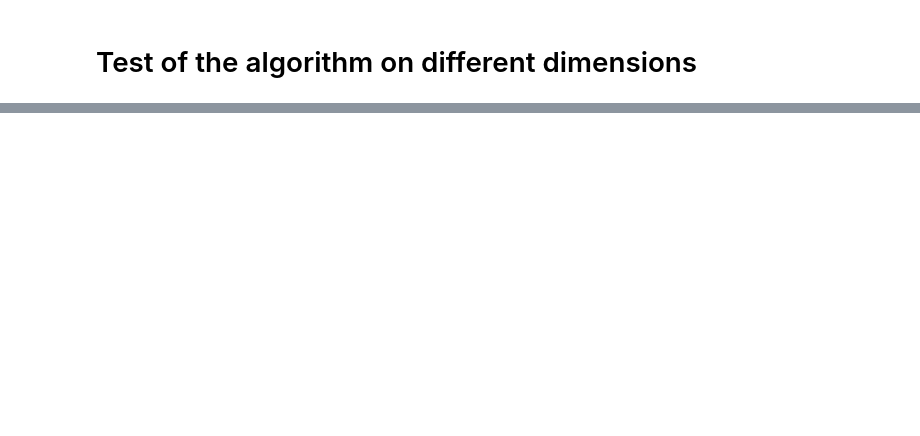
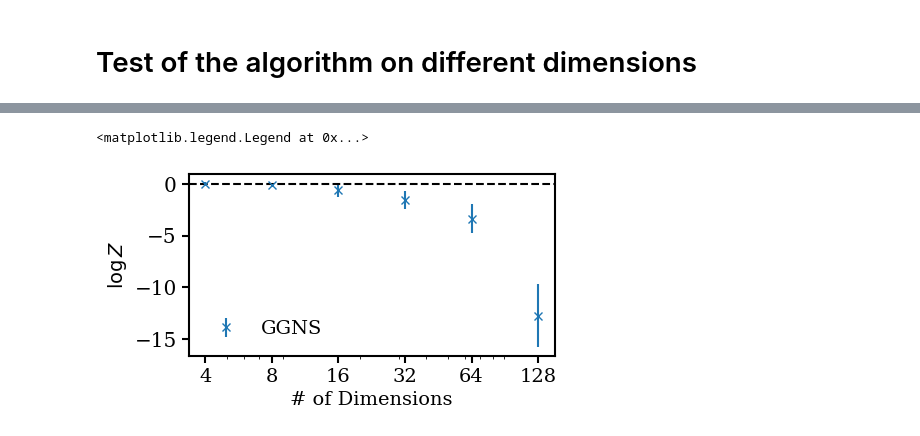
Before and after one commit to Pablo-Lemos/GGNS, a Jupyter notebook: nb/dimensionality.ipynb, the cells around one changed output, grey strips where cells are left out. Cells and saved outputs as stored; diff of their text form; code cells hidden in the pictures; blank space fills up the shorter version.

```diff
--- a/nb/dimensionality.ipynb
+++ b/nb/dimensionality.ipynb
@@ -24,7 +24,7 @@ mpl.rcParams['ytick.major.size'] = 5
 mpl.rcParams['ytick.major.width'] = 1.5
 mpl.rcParams['legend.frameon'] = False
 # %%
-def sample_gaussian(ndims = 2, sampler = 'nested', sigma=0.):
+def sample_gaussian(ndims = 2, sampler = 'nested', sigma=0.05):
     #assert sampler in ['nested', 'multinest', 'polychord', 'gannest']
     mvn = torch.distributions.MultivariateNormal(loc=torch.zeros(ndims),
                                              scale_tril=torch.diag(
@@ -75,6 +75,10 @@ def sample_gaussian(ndims = 2, sampler = 'nested', sigma=0.):
             loglike=mvn.log_prob,
             params=params,
             tol=1e-2,
+            min_reflections=3,
+            max_reflections=5,
+            sigma_vel=sigma,
+            #dt_ini=0.05,
             clustering=False,
             verbose=False)
 
@@ -104,7 +108,7 @@ for i, d in enumerate(dims):
     times_local = np.zeros(num_repeats, dtype=np.float32)
     for j in range(num_repeats):
         start_time = time.time()
-        logZ_local[j], err_logZ_local[j], like_evals_local[j] = sample_gaussian(ndims = d, sampler = 'hamiltonian', sigma=0.05)
+        logZ_local[j], err_logZ_local[j], like_evals_local[j] = sample_gaussian(ndims = d, sampler = 'hamiltonian')
         times_local[j] = time.time() - start_time
 
     logZ[i] = np.mean(logZ_local)
@@ -117,13 +134,16 @@ for i, d in enumerate(dims):
 # %%
 x_size=12
 y_size=6
 fontsize = 14
 fig, ax = plt.subplots(figsize=(x_size/2.54,y_size/2.54))
-ax.errorbar(dims, logZ - logZ_true, yerr=err_logZ, fmt='x', label='$\sigma = 0$')
+ax.errorbar(dims, logZ - logZ_true, yerr=err_logZ, fmt='x', label='GGNS')
 ax.axhline(0, ls='--', color='k')
 ax.set_xscale('log')
 ax.set_xlabel("# of Dimensions", fontsize=fontsize)
 ax.set_ylabel(r"$ \log Z$", fontsize=fontsize)
 ax.set_xticks(dims)
 ax.set_xticklabels(np.array(dims, dtype='str'), fontsize=fontsize)
 plt.legend(fontsize=fontsize)
+# %% [output]
+<matplotlib.legend.Legend at 0x...>
+[figure, added]
```
Also changed, not shown: parts of 8 cells of this notebook, 3 other files.
